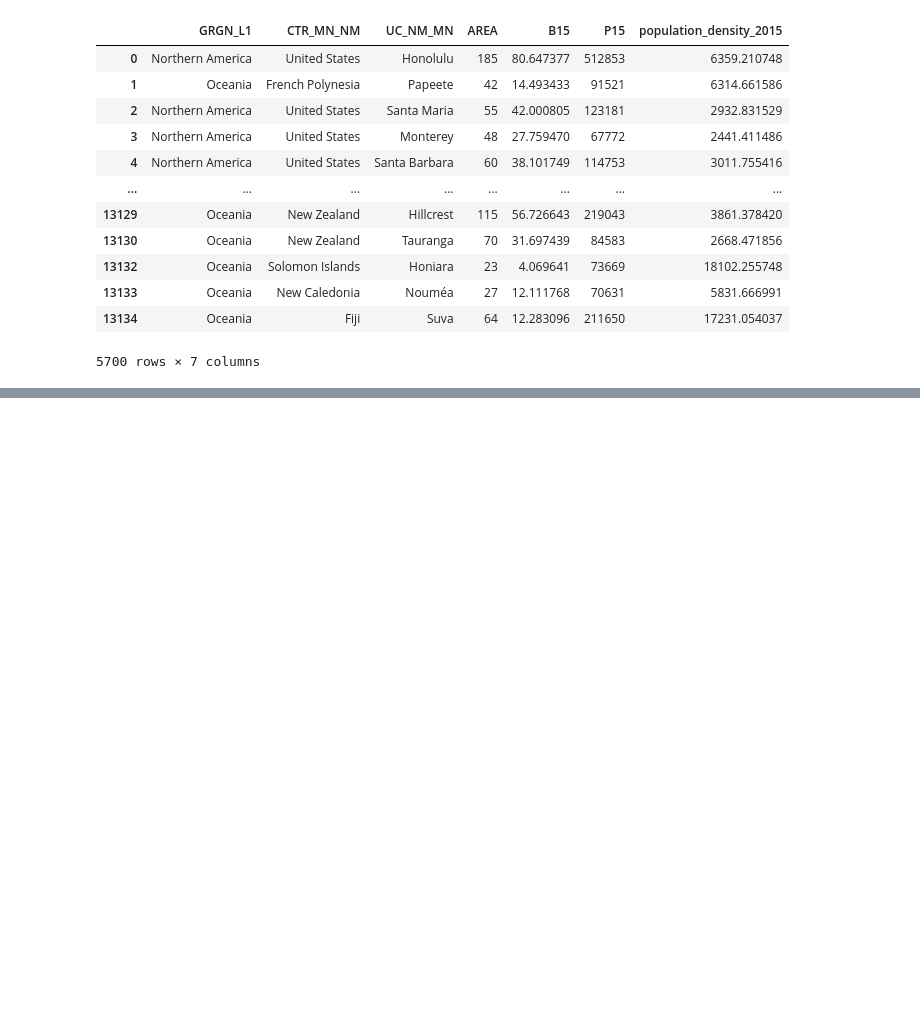
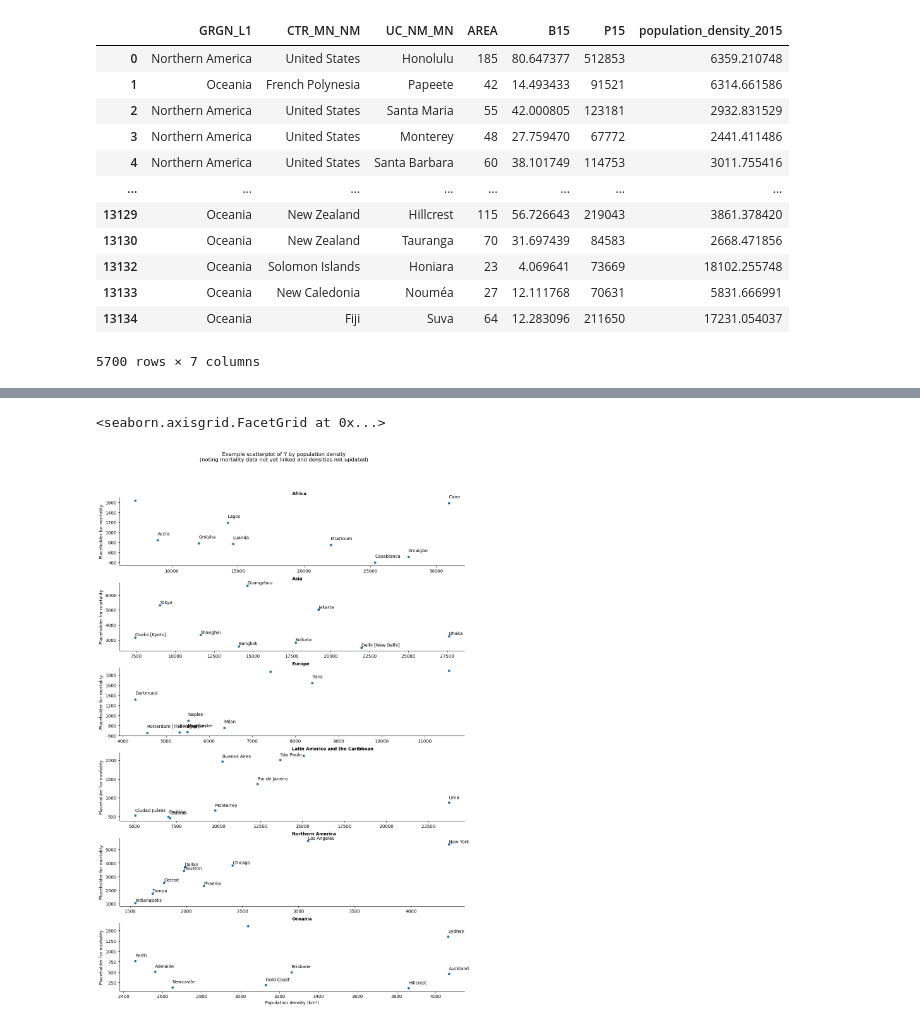
Before and after one commit to carlhiggs/urban_density_covid_linkage, a Jupyter notebook: Population and region data linkage.ipynb, the cells around one changed output, grey strips where cells are left out. Drawn from its saved outputs; the diff is of its cells as text; code cells hidden in the pictures; blank space fills up the shorter version.

Commit message:
improved dataframe naming for improved clarity, and updated draft plot formatting

```diff
--- a/Population and region data linkage.ipynb
+++ b/Population and region data linkage.ipynb
@@ -62,6 +62,6 @@ df
 5700 rows × 7 columns
 # %%
 # Identify the 100 largest urban centres in each region
-df100x6 = df.groupby('GRGN_L1')\
+selected = df.groupby('GRGN_L1')\
   .apply(lambda x : x.sort_values(by = 'AREA', ascending = False)\
                     .head(100)).reset_index(drop = True)
@@ -195,0 +80,6 @@ plt.xscale('log')
+# %%
+# Create region specific tertiles of population density for the 100 largest cities in each region which were identified
+selected['region_density_tertile'] = selected.groupby(['GRGN_L1'])['population_density_2015'].transform(
+                     lambda x: pd.qcut(x, 3, labels=['Q1','Q2','Q3'])
+)
+selected
@@ -195,0 +100,10 @@ plt.xscale('log')
+# %%
+# Sample 5 cities from each region specific tertile
+#sdf = df.groupby(['GRGN_L1','region_density_tertile']).sample(3,random_state=20220809)
+
+# Top 3
+# NOTE: this approach excludes cities on islands in Oceania other than Australia and NZ
+# the benefit of this is some smaller cities like Madang and Kokopo in PNG have ridiculously high density estimates
+# approaching 60,000 persons per sqkm.
+sample = selected.groupby(['GRGN_L1','region_density_tertile']).head(3).sort_values(['GRGN_L1','region_density_tertile'])
+sample
@@ -198,0 +137,45 @@ plt.xscale('log')
+# %%
+import matplotlib.pyplot as plt
+import seaborn as sns
+
+# set up for plotting
+plt.rcParams.update({'figure.figsize':(10,8), 'figure.dpi':100})
+def annotate_points(x,y,t,offset=100,df=None, **kwargs):
+    ax = plt.gca()
+    if df is None:
+        data = kwargs.pop('data')
+    else:
+        data=df.copy()
+    for i,row in data.iterrows():
+        ax.annotate(row[t], xy=(row[x],row[y]+offset))
+
+markers=['x','o','^']
+
+# scatter plot of y with regard to x by col with levels of hue
+g = sns.FacetGrid(sample, col='GRGN_L1',col_wrap=1,aspect=4,
+                  #hue='region_density_tertile',
+                  sharex=False,
+                 sharey=False)
+g.map(sns.scatterplot,'population_density_2015','AREA')
+#g = sns.lmplot(x="population_density_2015",
+#               y="AREA",
+#               #hue="region_density_tertile",
+#               col="GRGN_L1",
+#               data=sdf,
+#               height=3,
+#               aspect=2,
+#               col_wrap=1,
+#               sharex=False,
+#               sharey=False,
+#               legend=True,
+#               #markers=markers,
+#               fit_reg=False)
+
+g.map_dataframe(annotate_points,'population_density_2015','AREA','UC_NM_MN')
+g.set_titles('{col_name}',fontdict= { 'fontsize': 24, 'fontweight':'bold', 'horizontalalignment':'left'})
+g.fig.subplots_adjust(top=0.9) # adjust the Figure in rp
+g.fig.suptitle('Example scatterplot of Y by population density\n(noting mortality data not yet linked and densities not updated)')
+g.set_axis_labels("Population density (km²)", "Placeholder for mortality")
+# %% [output]
+<seaborn.axisgrid.FacetGrid at 0x...>
+[figure, new version]
```
Also changed, not shown: parts of 12 cells of this notebook.
